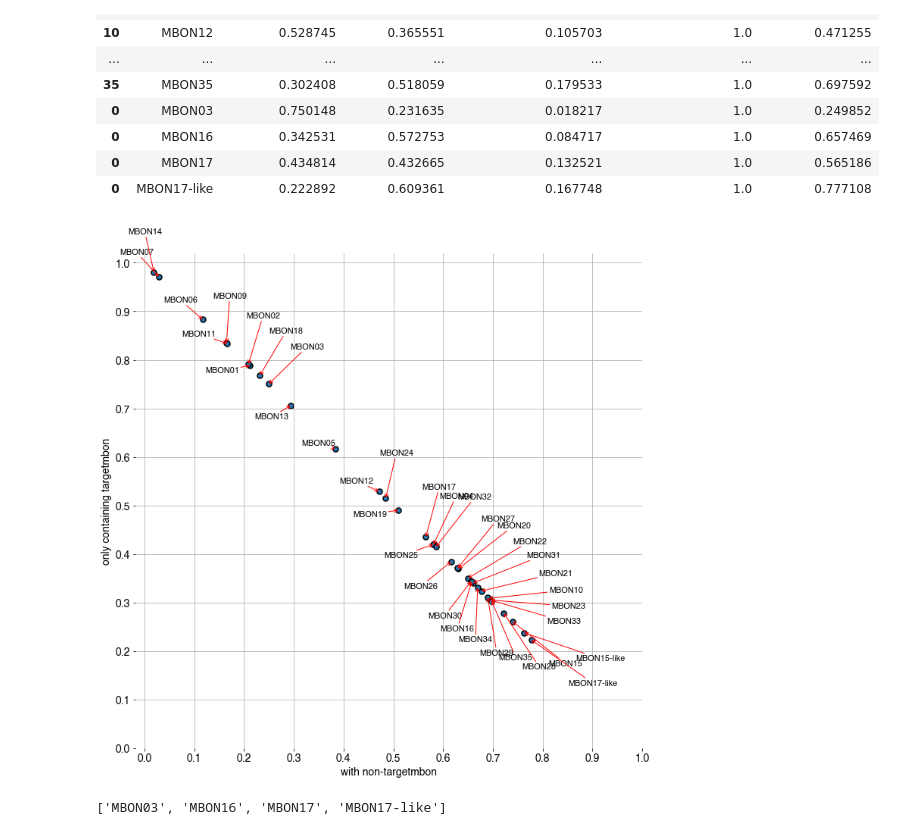
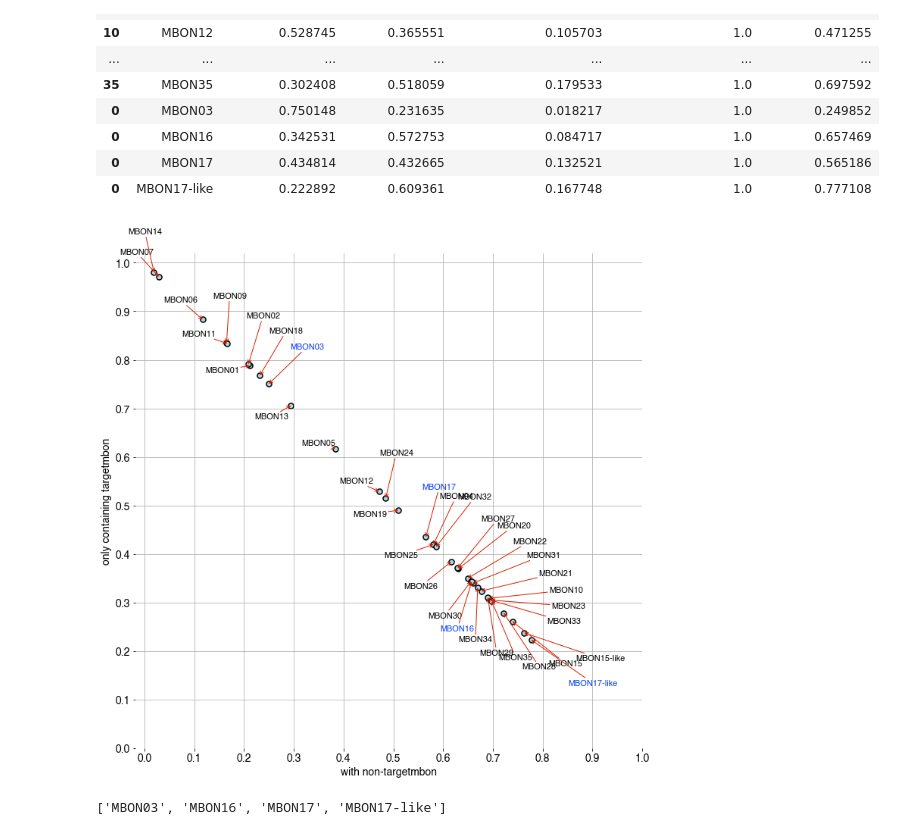
Before and after one commit to jagannathancolabs/2022_postsynapticplasticity, a Jupyter notebook: python/kcmbon_postsynapticspecificity.ipynb, the cells around one changed output. Saved outputs shown, nothing was run; the diff lists cells and outputs as text; code cells hidden in the pictures.

```diff
--- a/python/kcmbon_postsynapticspecificity.ipynb
+++ b/python/kcmbon_postsynapticspecificity.ipynb
@@ -67,3 +92,7 @@ dist = 6
+# %%
+settings = fetch_csv('https://raw.githubusercontent.com/jagannathancolabs/2022_postsynapticplasticity/main/settings/color_maps.csv')
+glob_colors = settings.hex.to_dict()
+glob_colors = {c: to_rgb(v.strip()) for c, v in glob_colors.items()}
 # %% [markdown]
 ### Set configurations to fetch from data from neuprint
 # %%
@@ -591,7 +624,7 @@ allnorm_mbonspecific_df
 #            if str(point['val']) in plotitems:
 #                ax.text(point['x']+.01, point['y']+.03, str(point['val']))
 # %%
-def repel_labels(ax, x, y, labels, k=0.01):
+def repel_labels(ax, x, y, labels, selectedlabels = None, k=0.01):
     G = nx.DiGraph()
     data_nodes = []
     init_pos = {}
@@ -616,13 +649,22 @@ def repel_labels(ax, x, y, labels, k=0.01):
         pos[key] = (val*scale) + shift
 
     for label, data_str in G.edges():
-        ax.annotate(label,
-                    xy=pos[data_str], xycoords='data',
-                    xytext=pos[label], textcoords='data',
-                    arrowprops=dict(arrowstyle="->",
+        if label in selectedlabels:
+            ax.annotate(label,
+                        xy=pos[data_str], xycoords='data',color='#053CFF',
+                        xytext=pos[label], textcoords='data',
+                        arrowprops=dict(arrowstyle="->",
                                     shrinkA=0, shrinkB=0,
                                     connectionstyle="arc3",
-                                    color='red'), )
+                                    color='#D72000'), )
+        else:
+            ax.annotate(label,
+                        xy=pos[data_str], xycoords='data',
+                        xytext=pos[label], textcoords='data',
+                        arrowprops=dict(arrowstyle="->",
+                                    shrinkA=0, shrinkB=0,
+                                    connectionstyle="arc3",
+                                    color='#D72000'), )
     # expand limits
     all_pos = np.vstack(pos.values())
     x_span, y_span = np.ptp(all_pos, axis=0)
@@ -632,37 +674,43 @@ def repel_labels(ax, x, y, labels, k=0.01):
     #ax.set_ylim([mins[1], maxs[1]])
 # %%
 fig = plt.figure(figsize=(12, 12))
-ax = fig.add_subplot(1, 1, 1)
+gs_main = gridspec.GridSpec(1, 1)
+gs_main.update(wspace=0, hspace=0)
+
+#set up the legend..
+gs = gridspec.GridSpecFromSubplotSpec(1, 1, subplot_spec=gs_main[0])
+ax = fig.add_subplot(gs[0])
+
 ax = sns.scatterplot('nontargetmbon', # Horizontal axis
                      'onlytargetmbon', # Vertical axis
                      data=allnorm_mbonspecific_df,
                      axes = ax,
+                     color='#ADD8E6',
                      s=50,
                      linewidth = 1.5,
                      edgecolor='black') # size and dimension
 
 
 # plotitems = ['MBON03', 'MBON16', 'MBON17']
 plotitems = None
 #label_point(allnorm_mbonspecific_df.with1MBONxx, allnorm_mbonspecific_df.onlytargetmbon, allnorm_mbonspecific_df.targetname, plt.gca(), plotitems = plotitems)
 
 ax.set_xticks(np.arange(0,1.1,0.1))
 ax.set_yticks(np.arange(0,1.1,0.1))
 ax.set_xlabel('with non-targetmbon',fontsize=label_fontsize-2, weight = 'bold')
 ax.set_ylabel('only containing targetmbon',fontsize=label_fontsize-2, weight = 'bold')
 ax.tick_params(axis='both', which='major', labelsize=label_fontsize-2)
 plt.subplots_adjust(wspace=0, hspace=0)
 plt.box(False)
 plt.grid(True)
 sns.despine(trim=True)
-#plt.tight_layout()
 
 repel_labels(ax = ax, x = allnorm_mbonspecific_df.nontargetmbon, y = allnorm_mbonspecific_df.onlytargetmbon,
-             labels = allnorm_mbonspecific_df.targetname, k = 0.04)
+             labels = allnorm_mbonspecific_df.targetname, selectedlabels = paper_mbons, k = 0.04)
 
 plt.savefig('figures/mbon_specificity.png', dpi=300, bbox_inches='tight')
 # %% [output]
-[figure, old version]
+[figure, new version]
 # %%
 paper_mbons
 # %% [output]
```
Also changed, not shown: parts of 106 cells of this notebook, 6 other files.
